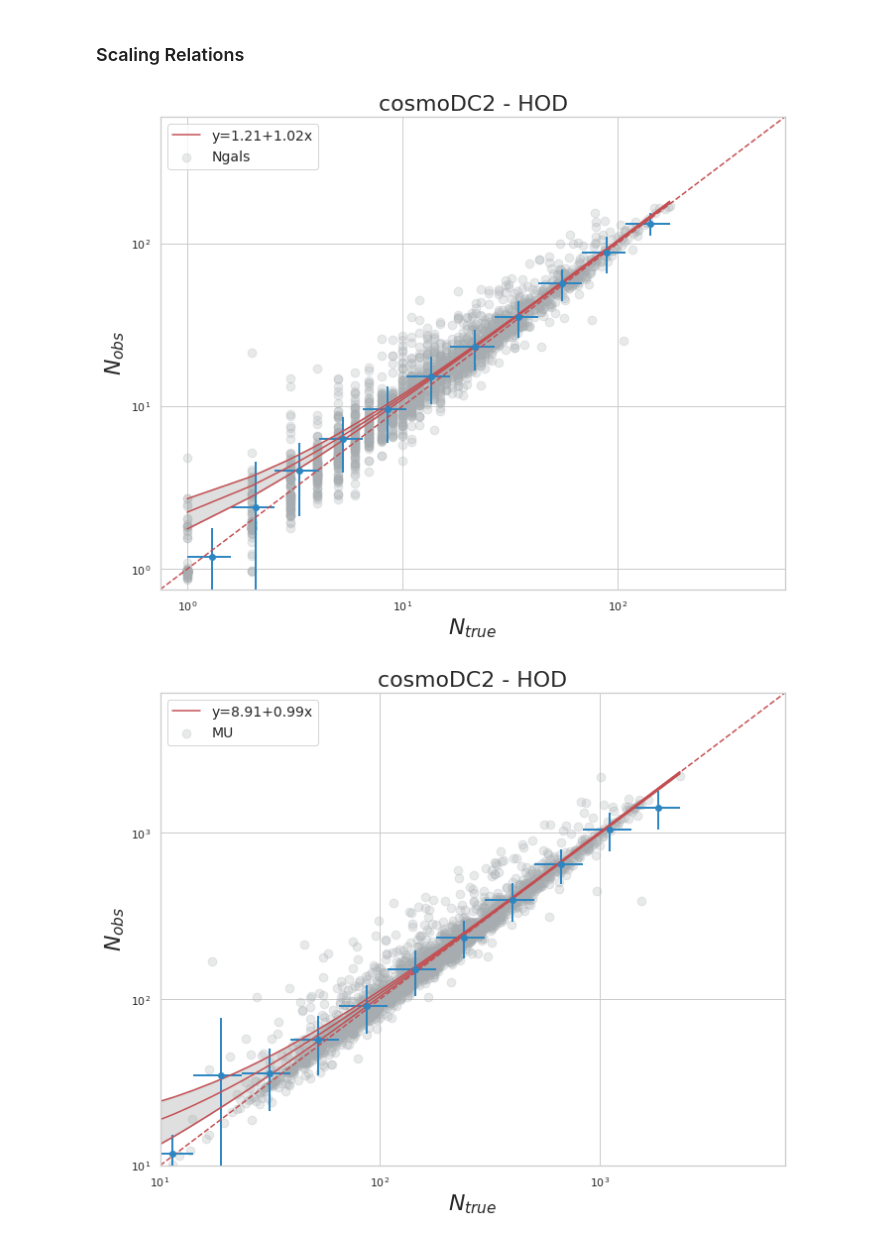
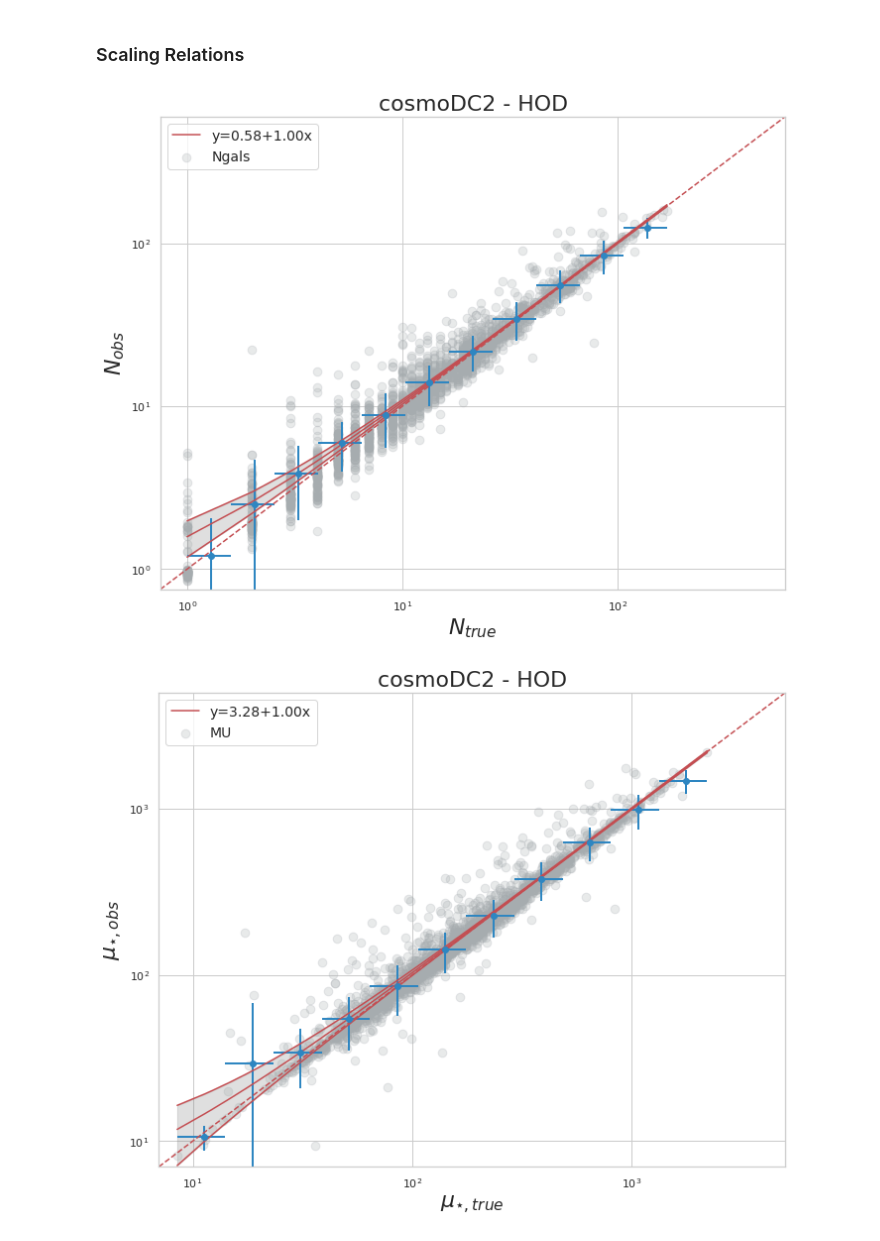
Before and after one commit to estevesjh/ccopa, a Jupyter notebook: notebooks/clusters.ipynb, the cells around one changed output. Cells and saved outputs as stored; diff of their text form; code cells hidden in the pictures.

```diff
--- a/notebooks/clusters.ipynb
+++ b/notebooks/clusters.ipynb
@@ -41,7 +31,8 @@ red = '#A93226'
 cfg = '../libs/config_copa_dc2.yaml'
 copa = copacabana(cfg)
 
-run   ='emuBPZ-rhod'
+run   ='emuBPZ-rhod-zw'
+# run   ='emuBPZ-rhod'
 cat   = copa.load_copa_out('cluster',run=run)
 
 mask= np.isnan(cat['Ngals'])
@@ -65,11 +112,10 @@ r200t = cat['R200_true']
 # %% [markdown]
 ### Scaling Relations
 # %%
-from myplots import *
 plot_scaling_relation(ngalst,ngals,title='cosmoDC2 - HOD',xlims=(0.75,600),fit=True)
 # %% [output]
-[figure, old version]
+[figure, new version]
 # %%
-plot_scaling_relation(mut,mu,xl=r'$\mu_{\star,true}$',yl=r'$\mu_{\star,obs}$',title='cosmoDC2 - HOD',xlims=(10,7000),fit=True)
+plot_scaling_relation(mut,mu,xl=r'$\mu_{\star,true}$',yl=r'$\mu_{\star,obs}$',title='cosmoDC2 - HOD',xlims=(7,5000),fit=True)
 # %% [output]
-[figure, old version]
+[figure, new version]
```
Also changed, not shown: parts of 58 cells of this notebook, 7 other files.
